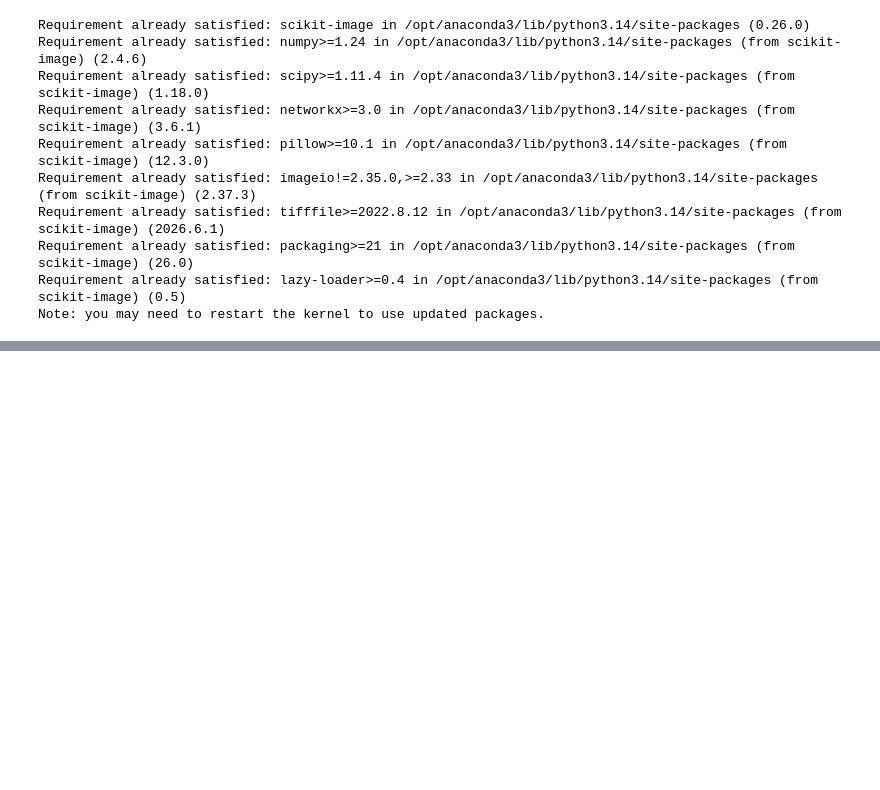
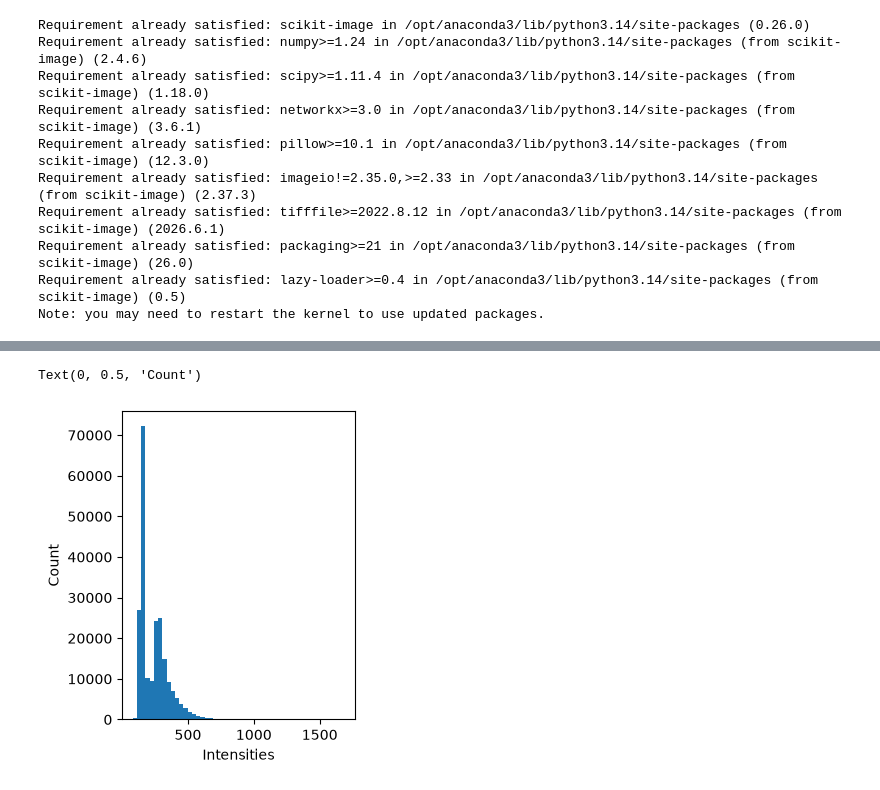
Before and after one commit to avaireem/ABIO588, a Jupyter notebook: Final Project.ipynb, the cells around one changed output, grey strips where cells are left out. Saved outputs shown, nothing was run; the diff lists cells and outputs as text; code cells hidden in the pictures; blank space fills up the shorter version.

```diff
--- a/Final Project.ipynb
+++ b/Final Project.ipynb
@@ -25,0 +51,8 @@ FileNotFoundError: [Errno 2] No such file or directory: '/Users/avaireemcconnell
+# %%
+fh, ax = plt.subplots(1, 1, figsize=(3, 4))
+ax.hist(img01_cells.flatten(), bins=50)
+ax.set_xlabel('Intensities')
+ax.set_ylabel('Count')
+# %% [output]
+Text(0, 0.5, 'Count')
+[figure, added]
```
Also changed, not shown: parts of 44 cells of this notebook, 34 other files.
